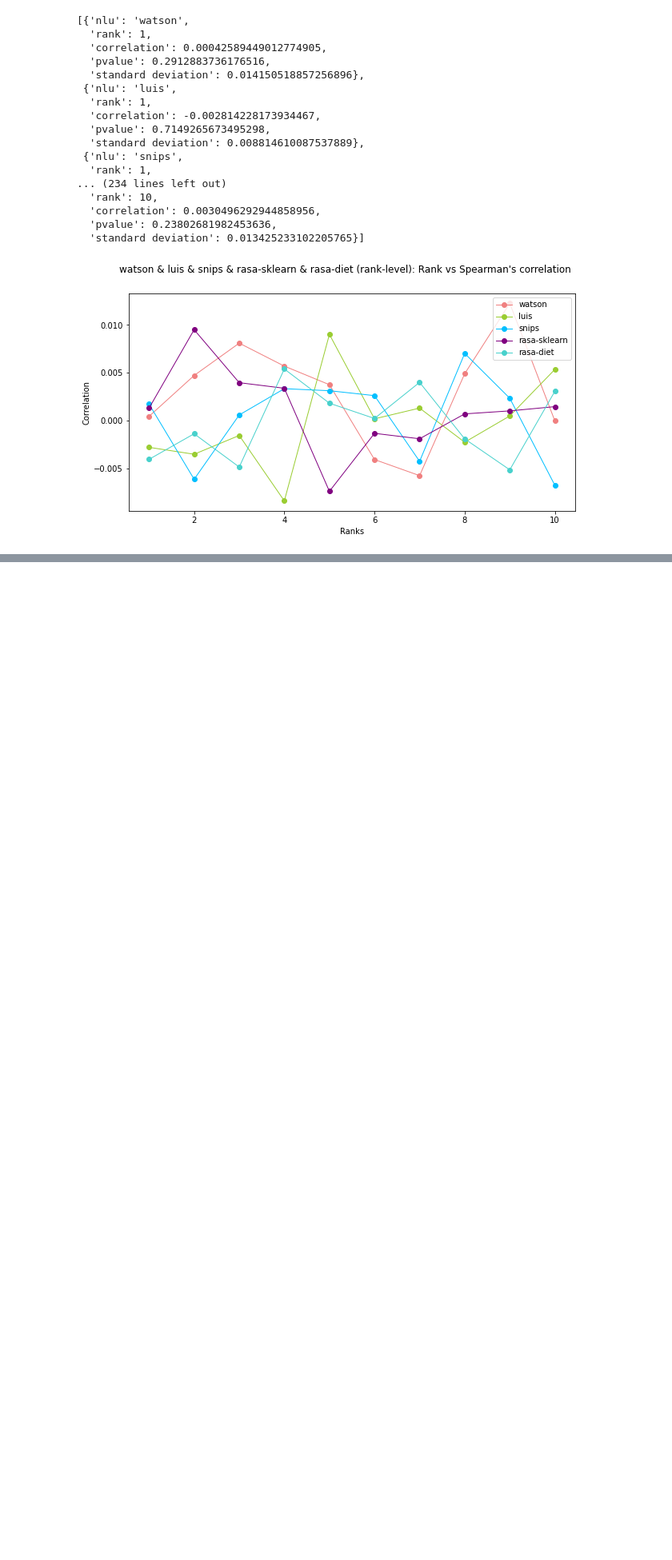
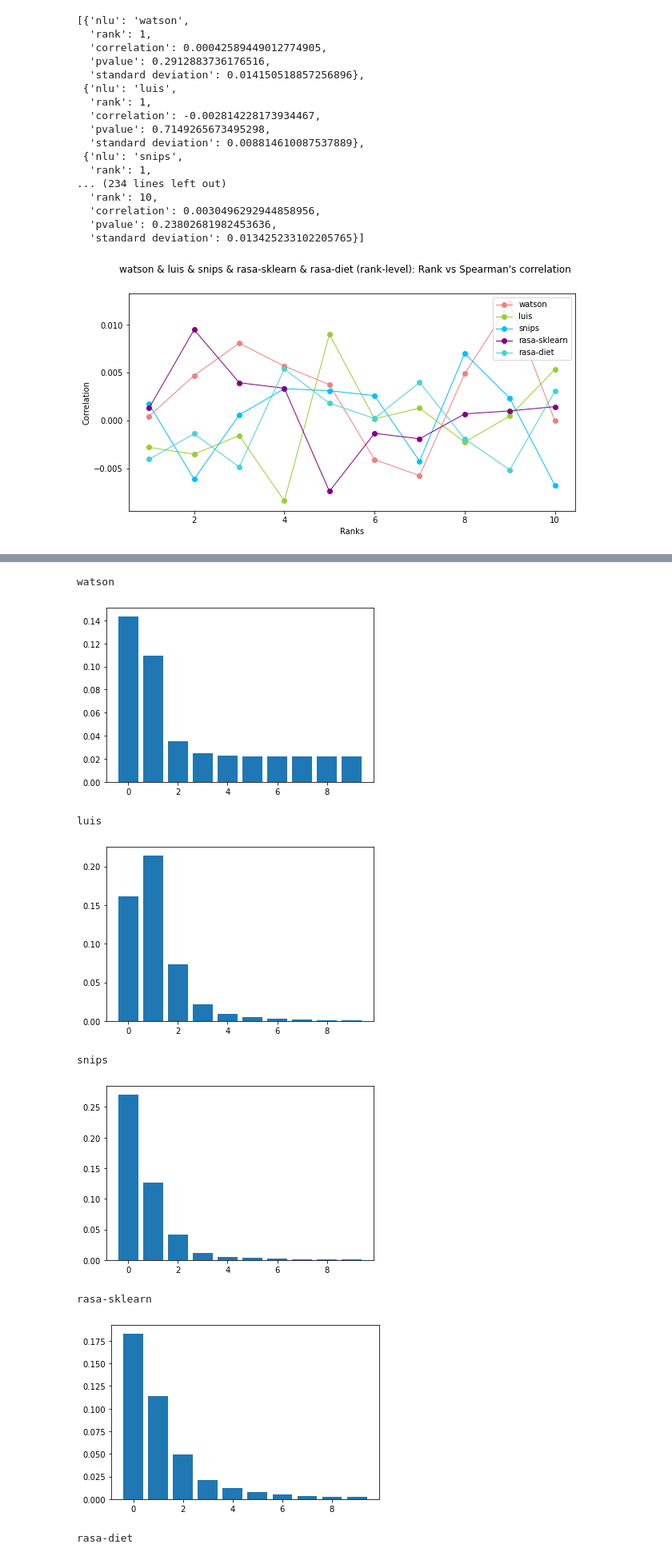
Before and after one commit to ranimkhojah/confidence-estimation-benchmark, a Jupyter notebook: scripts/spearman_explorations.ipynb, the cells around one changed output, grey strips where cells are left out. Shown at 80% size. Drawn from its saved outputs; the diff is of its cells as text; code cells hidden in the pictures; blank space fills up the shorter version.

Commit message:
Spearman explorations: Plot rank-level score SD

```diff
--- a/scripts/spearman_explorations.ipynb
+++ b/scripts/spearman_explorations.ipynb
@@ -231,0 +234,32 @@ show_reliability_plot(fig, ax, plot_file_name, plot_title, x_axis_desc='Ranks',
+# %%
+def get_scores(nlu, rank):
+    for iteration in range(NUM_SPLITS):
+        split_num = iteration + 1
+        nlu_result_file = get_nlu_result_file(nlu, VERSION, split_num)
+        data = remove_empty_preds(load_json(nlu_result_file))
+        for test in data:
+            yield test['intent_ranking'][rank]['confidence']
+
+for i, nlu in enumerate(NLU_NAMES):
+    print(nlu)
+    sds = []
+    for rank in range(NUM_INTENTS):
+        #print('rank', rank)
+        scores = list(get_scores(nlu, rank))
+        sd = stdev(scores)
+        #print(nlu, sd)
+        sds.append(sd)
+
+    fig, ax = plt.subplots()
+    ax.bar(range(NUM_INTENTS), sds)
+    plt.show()
+# %% [output]
+watson
+[figure, added]
+luis
+[figure, added]
+snips
+[figure, added]
+rasa-sklearn
+[figure, added]
+rasa-diet
```
Also changed, not shown: parts of 2 cells of this notebook.
